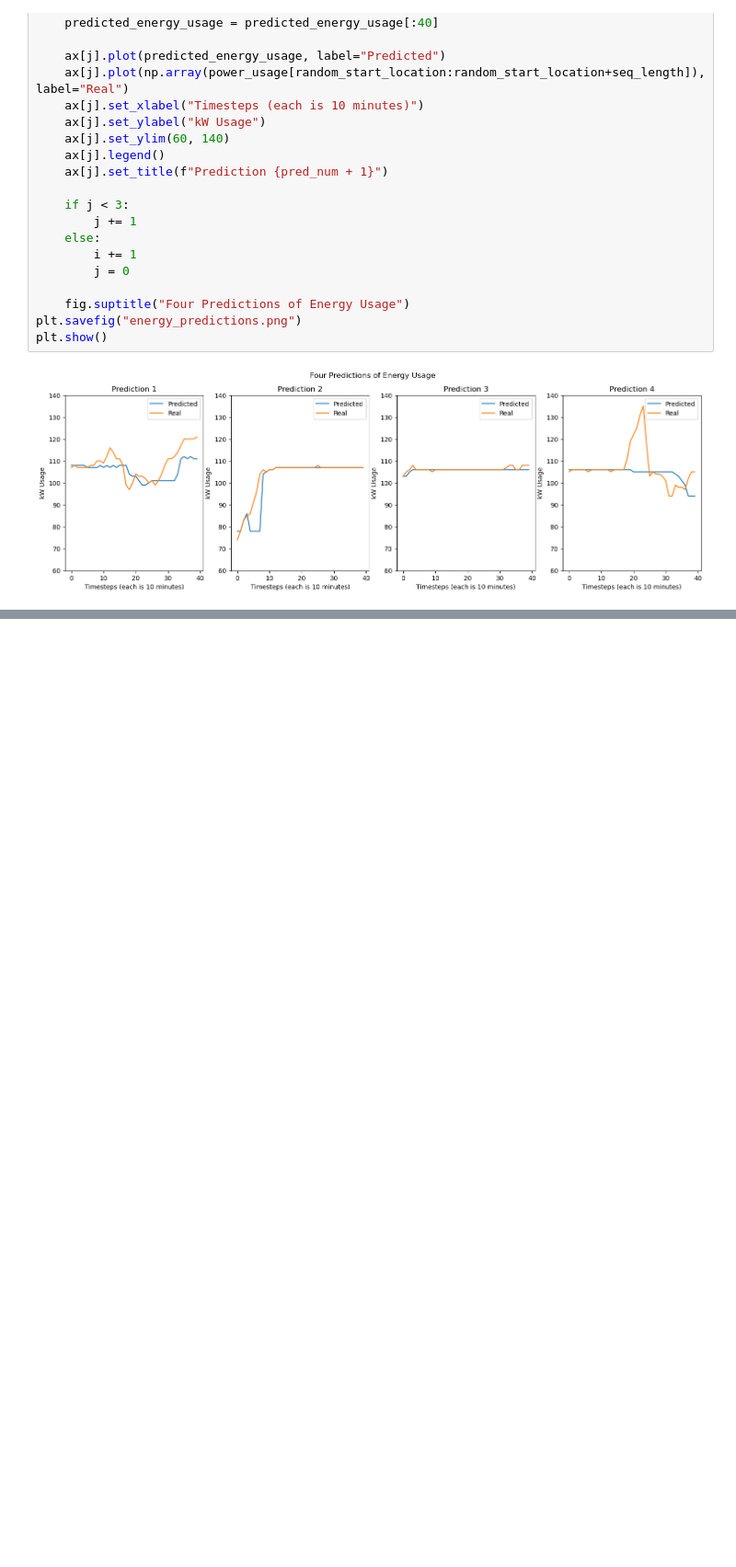
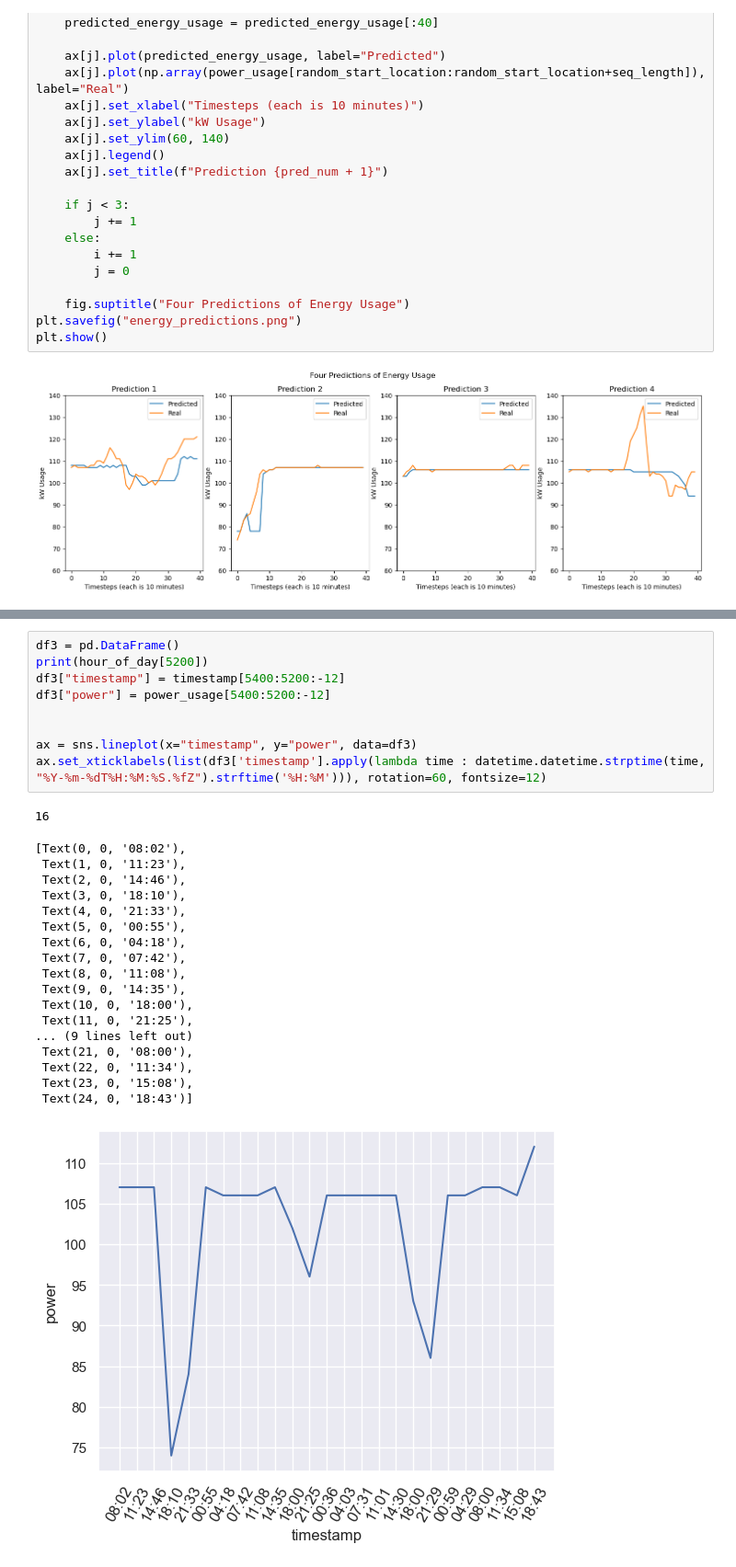
Before and after one commit to DIRECTLab/Predictive-EMS, a Jupyter notebook: Simulation/visualizations_for_paper.ipynb, the cells around one changed output, grey strips where cells are left out. Shown at 92% size. Drawn from its saved outputs; the diff is of its cells as text; blank space fills up the shorter version.

```diff
--- a/Simulation/visualizations_for_paper.ipynb
+++ b/Simulation/visualizations_for_paper.ipynb
@@ -123,2 +136,31 @@ plt.show()
+# %%
+df3 = pd.DataFrame()
+print(hour_of_day[5200])
+df3["timestamp"] = timestamp[5400:5200:-12]
+df3["power"] = power_usage[5400:5200:-12]
+
+
+ax = sns.lineplot(x="timestamp", y="power", data=df3)
+ax.set_xticklabels(list(df3['timestamp'].apply(lambda time : datetime.datetime.strptime(time, "%Y-%m-%dT%H:%M:%S.%fZ").strftime('%H:%M'))), rotation=60, fontsize=12)
+# %% [output]
+16
+[Text(0, 0, '08:02'),
+ Text(1, 0, '11:23'),
+ Text(2, 0, '14:46'),
+ Text(3, 0, '18:10'),
+ Text(4, 0, '21:33'),
+ Text(5, 0, '00:55'),
+ Text(6, 0, '04:18'),
+ Text(7, 0, '07:42'),
+ Text(8, 0, '11:08'),
+ Text(9, 0, '14:35'),
+ Text(10, 0, '18:00'),
+ Text(11, 0, '21:25'),
+... (9 lines left out)
+ Text(21, 0, '08:00'),
+ Text(22, 0, '11:34'),
+ Text(23, 0, '15:08'),
+ Text(24, 0, '18:43')]
+[figure, added]
 # %%
 plt.plot(power_usage[5200:5400])
```
Also changed, not shown: parts of 4 cells of this notebook, 2 other files.
